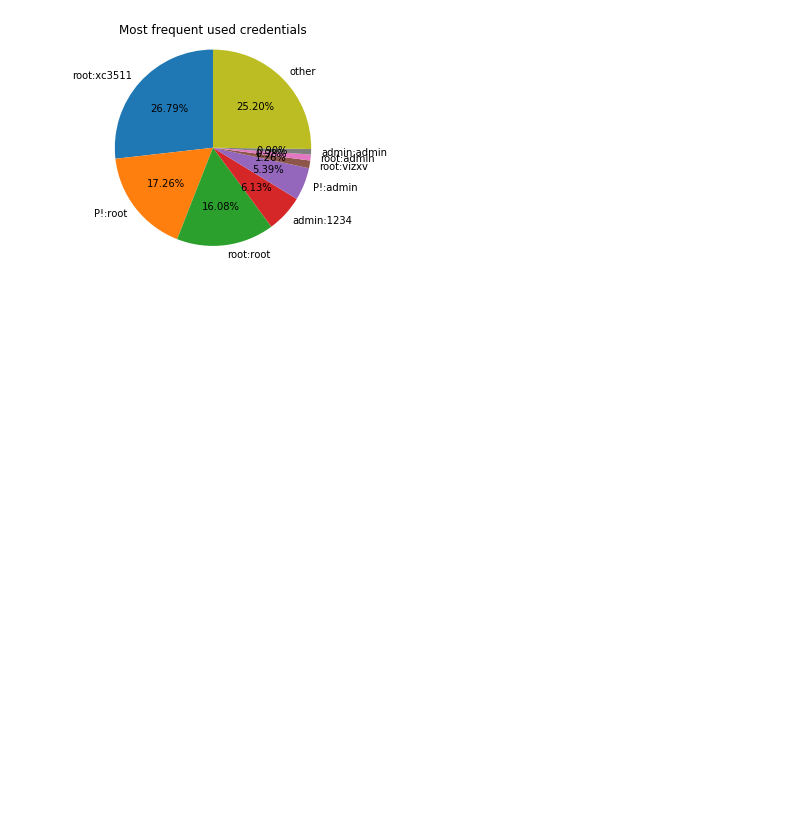
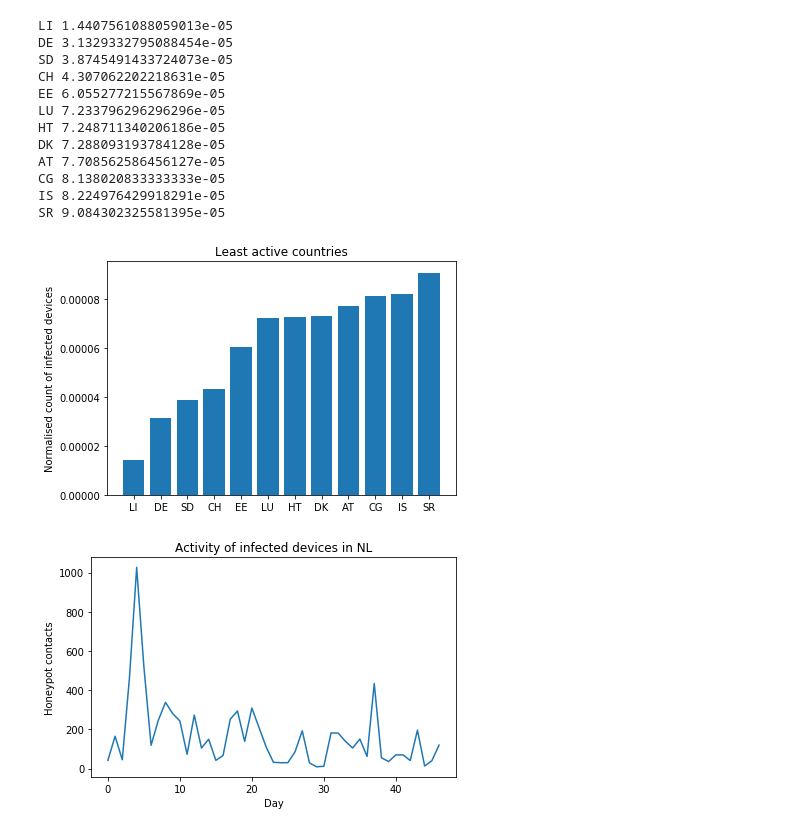
Before and after one commit to kahraman11/EOS2019, a Jupyter notebook: Block 2/Block 2.ipynb, the cells around one changed output. Drawn from its saved outputs; the diff is of its cells as text; code cells hidden in the pictures; blank space fills up the shorter version.

Commit message:
New plots according to (peer) feedback

```diff
--- a/Block 2/Block 2.ipynb
+++ b/Block 2/Block 2.ipynb
@@ -130,6 +167,10 @@ dst_ips = pd.Series()
 dst_ports = pd.Series()
 creds = pd.Series()
 commands = pd.Series()
+countries = pd.Series()
+
+country_activity_label = 'NL'  # Monitor NL activity over time
+country_activity = []
 
 for f in files:
     print("Reading file:", f)
@@ -137,16 +178,18 @@ for f in files:
     # Read data
     data = read_data(f)
 
-    logins.append(login_attempts(data))                                  # append login attempts of this day
+#     logins.append(login_attempts(data))                                  # append login attempts of this day
 
-    src_ips = combine_value_counts(src_ips, src_ip_counts(data))         # append src ip counts of this day
-    src_ports = combine_value_counts(src_ports, src_port_counts(data))   # append src port counts of this day
+#     src_ips = combine_value_counts(src_ips, src_ip_counts(data))         # append src ip counts of this day
+#     src_ports = combine_value_counts(src_ports, src_port_counts(data))   # append src port counts of this day
 
-    dst_ips = combine_value_counts(dst_ips, dest_ip_counts(data))        # append dst ip counts of this day
-    dst_ports = combine_value_counts(dst_ports, dest_port_counts(data))  # append dst port counts of this day
+#     dst_ips = combine_value_counts(dst_ips, dest_ip_counts(data))        # append dst ip counts of this day
+#     dst_ports = combine_value_counts(dst_ports, dest_port_counts(data))  # append dst port counts of this day
 
-    creds = combine_value_counts(creds, login_counts(data))              # append login counts of this day
-    commands = combine_value_counts(commands, command_counts(data)).sort_values(ascending=False).head(250)  # append command counts of this day
+#     creds = combine_value_counts(creds, login_counts(data))              # append login counts of this day
+#     commands = combine_value_counts(commands, command_counts(data)).sort_values(ascending=False).head(250)  # append command counts of this day
+    countries = combine_value_counts(countries, country_counts(data))
+    country_activity.append(country_counts(data)[country_activity_label])
 # %% [output]
 Reading file: ./data/cmds_sequence_2016-07-01.csv
 Reading file: ./data/cmds_sequence_2016-07-02.csv
@@ -175,6 +218,8 @@ dst_ips_plot = False
 dst_ports_plot = False
 creds_plot = False
 commands_plot = False
+normalised_activity = True
+activity_country = country_activity_label  # Replace none with two-letter country code for plot, e.g. 'JP'
 
 # Logins plot
 if logins_plot:
@@ -266,34 +311,84 @@ if creds_plot:
     ax1.pie(values, labels=labels, autopct='%1.2f%%', startangle=90)
     ax1.axis('equal')  # Equal aspect ratio ensures that pie is drawn as a circle.
 
     plt.title("Most frequent used credentials")
     plt.savefig("creds_plot.png", dpi=400)
     plt.show()
 
 # Commands plot
 if commands_plot:
     # Use the 12 most occuring commands in the pie chart, and combine the other commands under the label "other"
     commands = commands.sort_values(ascending=False)
     commands_top = commands.iloc[:12]
 
     labels = commands_top.index.tolist() + ["other"]
     values = commands_top.tolist() + [commands.iloc[12:].sum()]
 
     for i in range(len(labels)):
         print(values[i], labels[i])
         if len(labels[i]) > 20:
             labels[i] = labels[i][:20] + "..."
 
 
     fig1, ax1 = plt.subplots()
     ax1.pie(values, labels=labels, autopct='%1.2f%%', startangle=90, textprops={'fontsize': 7, 'size': 'smaller'})
     ax1.axis('equal')  # Equal aspect ratio ensures that pie is drawn as a circle.
 
     plt.title("Most frequent used commands")
     plt.savefig("commands_plot.png", dpi=400)
     plt.show()
+
+# normalised activity plot
+if normalised_activity:
+    countries = countries
+    labels = countries.index
+
+    values = pd.Series()
+    for i, l in enumerate(labels):
+        if l in ip_mapping and ip_mapping[l] != 0:
+            divider = ip_mapping[l]
+            values[l] = (countries[l] / divider)
+
+    # Use the 12 most occuring countries in the bar chart
+    values = values.sort_values(ascending=True)
+    values_top = values.iloc[:12]
+    for l in values_top.index:
+        print(l, values_top[l])
+
+    fig1, ax1 = plt.subplots()
+    ax1.bar(values_top.index, values_top)
+
+    plt.ylabel("Normalised count of infected devices")
+    plt.title("Least active countries")
+    plt.tight_layout()
+    plt.savefig("countries_plot_best.png", dpi=400)
+    plt.show()
+
+# country activity plot
+if activity_country is not None:
+    xs = np.arange(0, len(country_activity))
+    plt.ylabel("Honeypot contacts")
+    plt.xlabel("Day")
+    plt.title("Activity of infected devices in {}".format(activity_country))
+    plt.plot(xs, country_activity)
+    plt.tight_layout()
+    plt.savefig("activity_{}_plot.png".format(activity_country), dpi=400)
+    plt.show()
 # %% [output]
+LI 1.4407561088059013e-05
+DE 3.1329332795088454e-05
+SD 3.8745491433724073e-05
+CH 4.307062202218631e-05
+EE 6.055277215567869e-05
+LU 7.233796296296296e-05
+HT 7.248711340206186e-05
+DK 7.288093193784128e-05
+AT 7.708562586456127e-05
+CG 8.138020833333333e-05
+IS 8.224976429918291e-05
+SR 9.084302325581395e-05
-[figure, old version]
+[figure, new version]
+[figure, added]
 # %%
 '''
 3743428 sh
```
Also changed, not shown: parts of 3 cells of this notebook, 4 other files.
